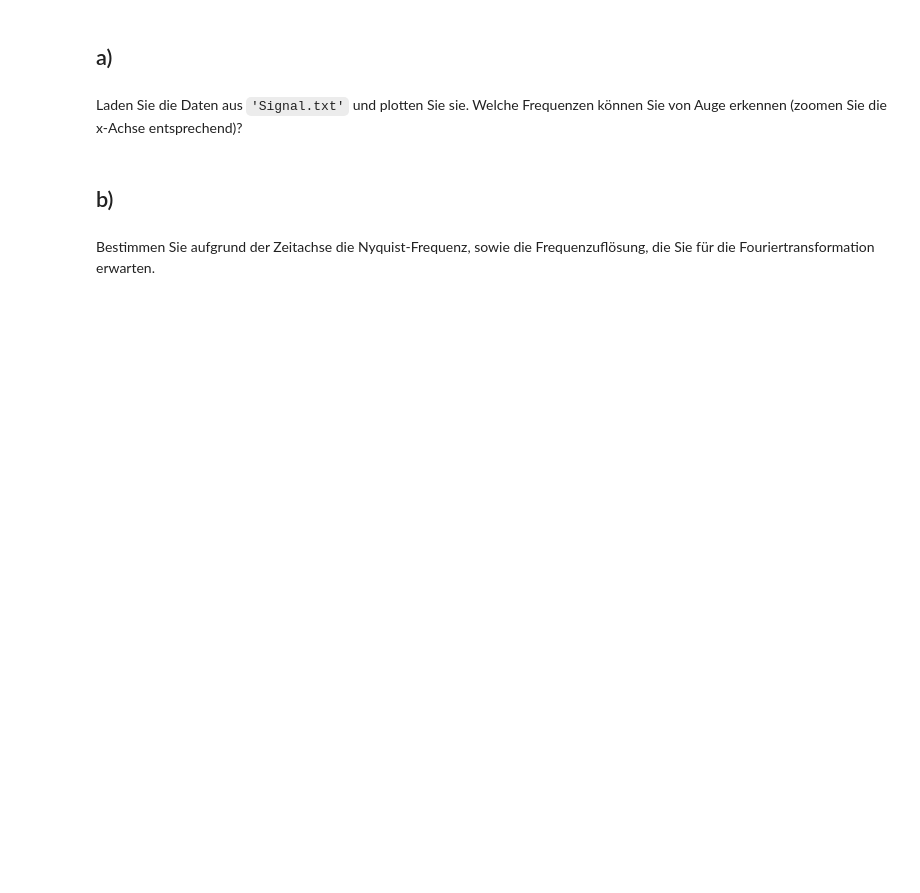
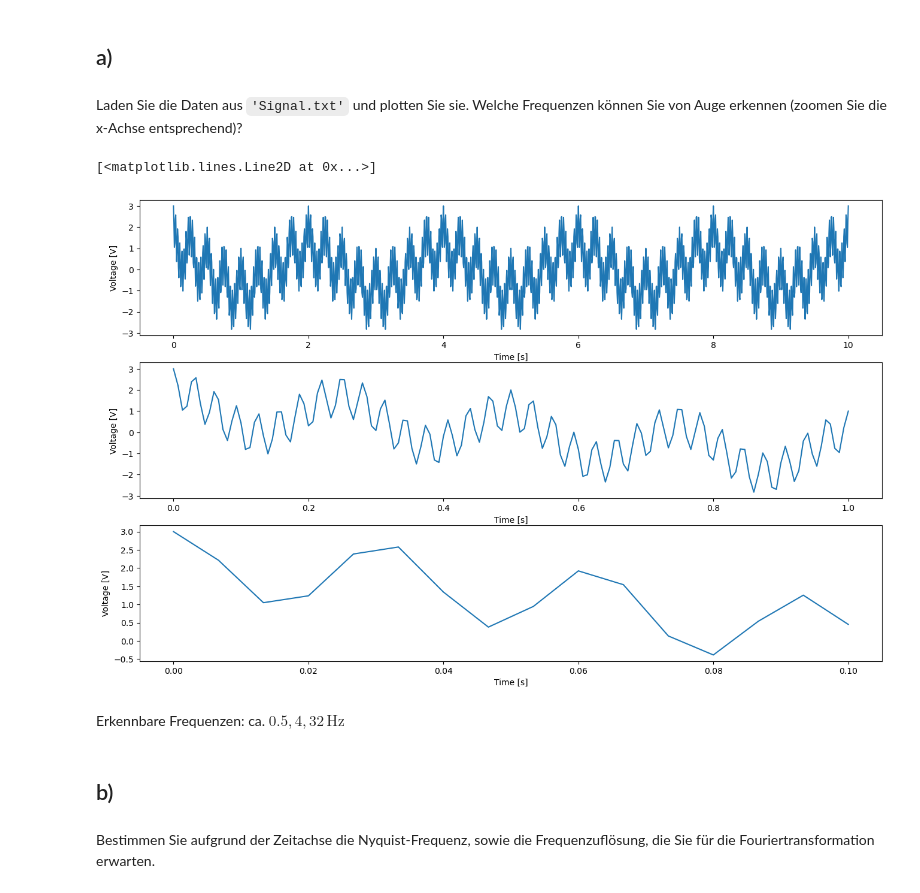
Before and after one commit to fflopsi/datenanalyse, a Jupyter notebook: exercises/06/Aufgabenblatt _6.ipynb, the cells around one changed output. Drawn from its saved outputs; the diff is of its cells as text; code cells hidden in the pictures; blank space fills up the shorter version.

```diff
--- a/exercises/06/Aufgabenblatt _6.ipynb
+++ b/exercises/06/Aufgabenblatt _6.ipynb
@@ -81,6 +115,26 @@ die Sie auch in der Dokumentation von Numpy finden. Beachten Sie, dass der Normi
 ## a)
 # %% [markdown]
 Laden Sie die Daten aus `'Signal.txt'` und plotten Sie sie. Welche Frequenzen können Sie von Auge erkennen (zoomen Sie die x-Achse entsprechend)?
+# %%
+data2 = np.loadtxt('Signal.txt', comments='#', delimiter=' ')
+t = data2[0]
+V = data2[1]
+
+_, ax = plt.subplots(3, figsize=(16,10))
+ax[0].set_xlabel('Time [s]')
+ax[0].set_ylabel('Voltage [V]')
+ax[0].plot(t, V)
+ax[1].set_xlabel('Time [s]')
+ax[1].set_ylabel('Voltage [V]')
+ax[1].plot(t[:151], V[:151])
+ax[2].set_xlabel('Time [s]')
+ax[2].set_ylabel('Voltage [V]')
+ax[2].plot(t[:16], V[:16])
+# %% [output]
+[<matplotlib.lines.Line2D at 0x...>]
+[figure, added]
+# %% [markdown]
+Erkennbare Frequenzen: ca. $0.5,4,32\,\mathrm{Hz}$
 # %% [markdown]
 ##  b)
 # %% [markdown]
```
Also changed, not shown: parts of 8 cells of this notebook.
